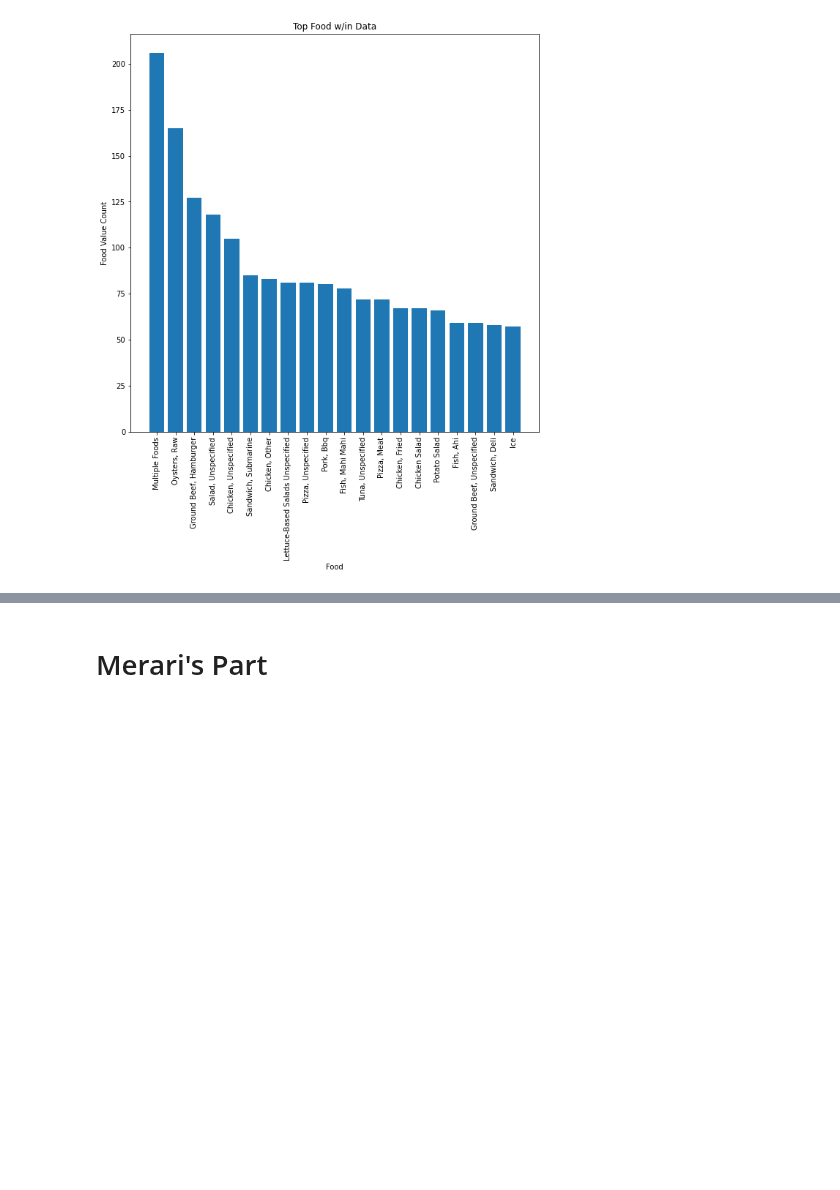
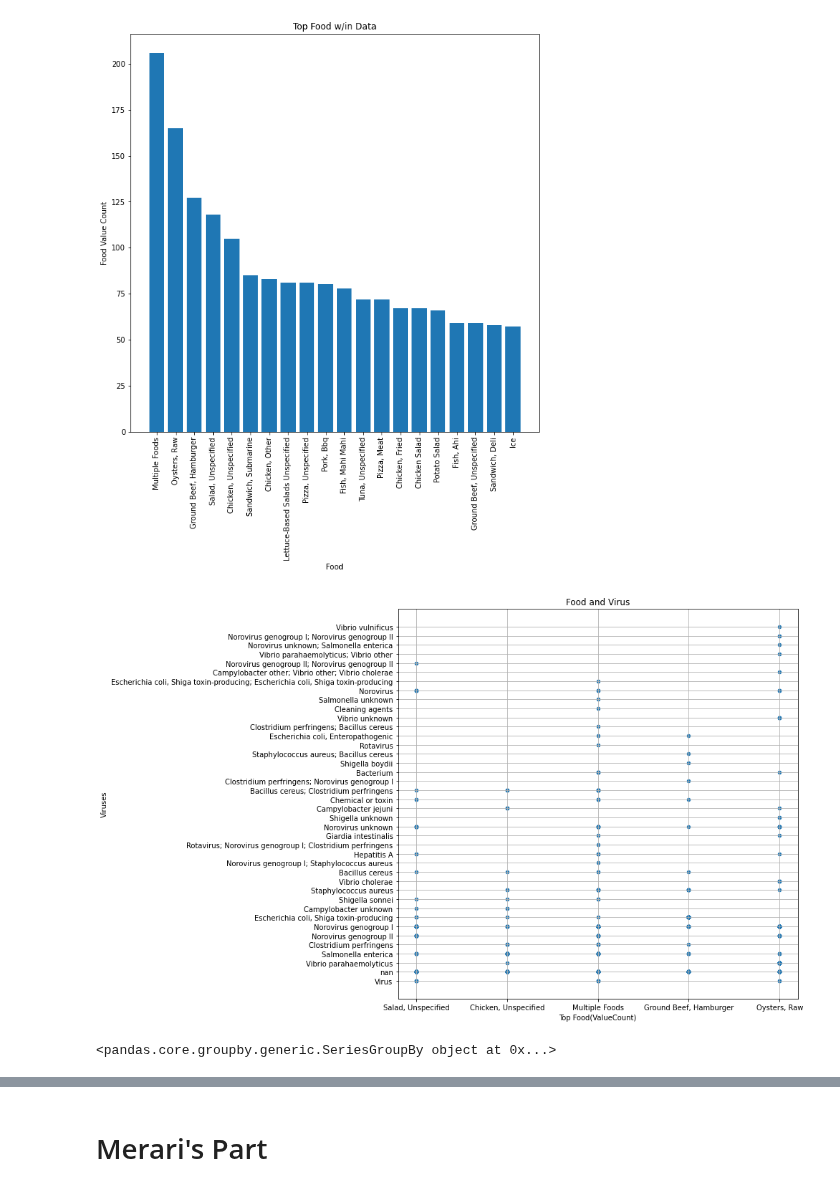
Before and after one commit to DINHC/foodborneillness, a Jupyter notebook: Foodborne_illness.ipynb, the cells around one changed output, grey strips where cells are left out. Cells and saved outputs as stored; diff of their text form; code cells hidden in the pictures; blank space fills up the shorter version.

```diff
--- a/Foodborne_illness.ipynb
+++ b/Foodborne_illness.ipynb
@@ -202,3 +215,12 @@ plt.savefig('FoodOcc.png', bbox_inches='tight')
 plt.show()
 # %% [output]
 [figure]
+# %%
+food_df = food_df.astype(str)
+food_df.plot(kind="scatter", x='Food', y='Species', grid=True,figsize=(10,10), title="Food and Virus")
+plt.ylabel('Viruses')
+plt.xlabel('Top Food(ValueCount)')
+plt.savefig('FoodaVirus.png', bbox_inches='tight')
+plt.show()
+# %% [output]
+[figure, added]
@@ -204,0 +229,6 @@ plt.show()
+# %%
+foodill = foodvirus.groupby('Species')['Illnesses']
+
+foodill
+# %% [output]
+<pandas.core.groupby.generic.SeriesGroupBy object at 0x...>
```
Also changed, not shown: parts of 9 cells of this notebook, 5 other files.
